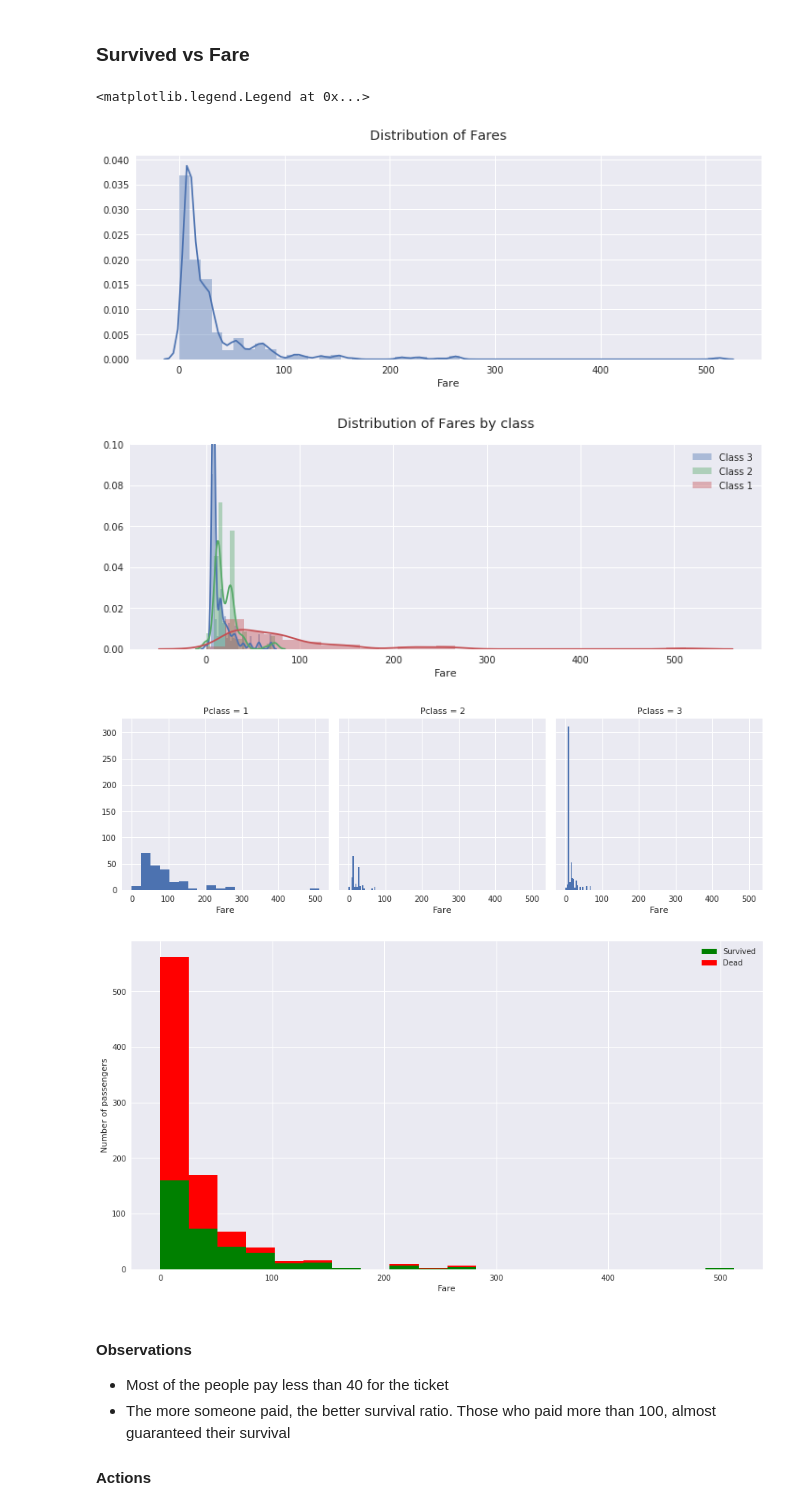
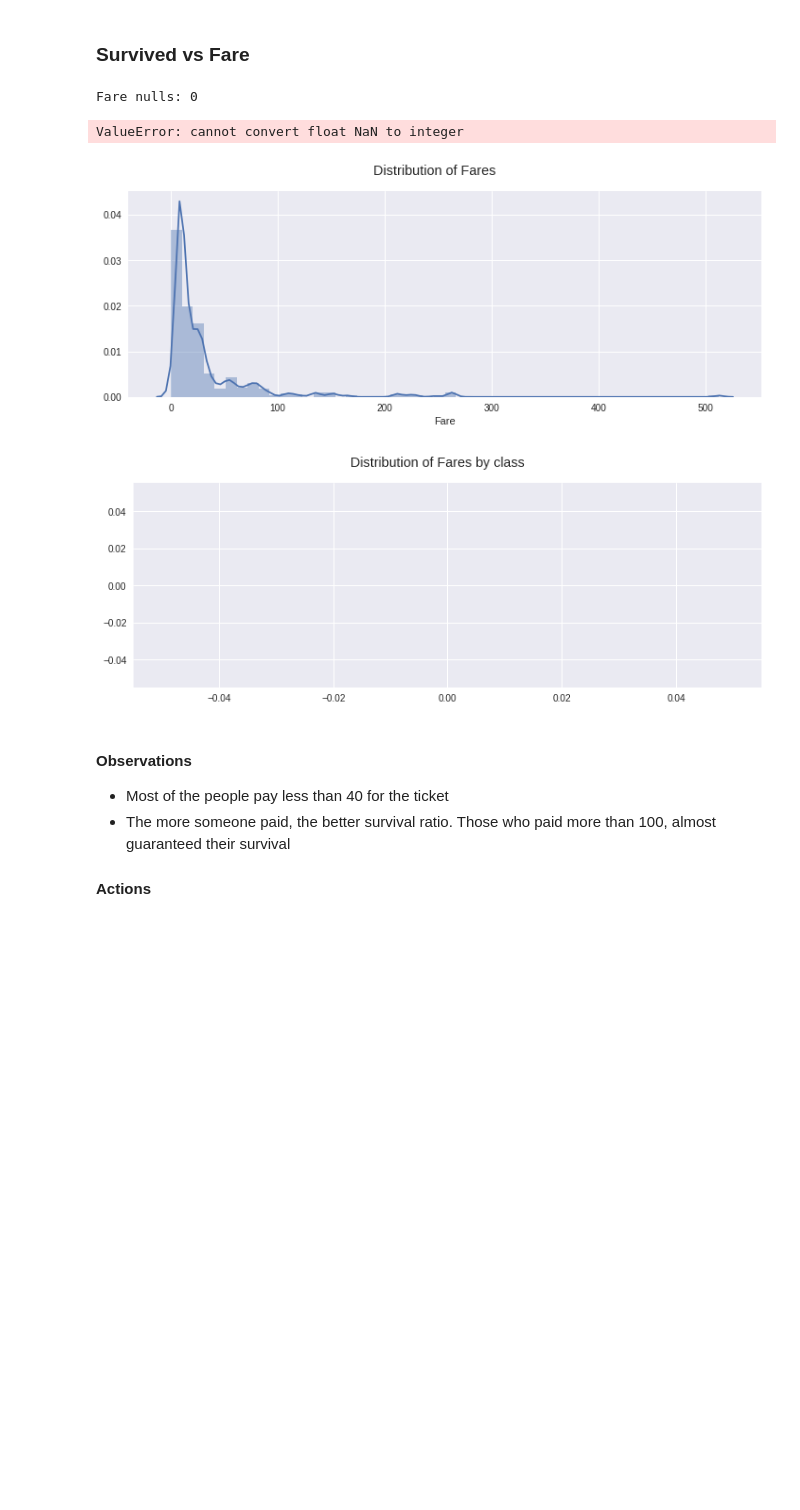
Before and after one commit to saldeal/Kaggle, a Jupyter notebook: titanic/Kaggle-Titanic.ipynb, the cells around one changed output. Drawn from its saved outputs; the diff is of its cells as text; code cells hidden in the pictures; blank space fills up the shorter version.

```diff
--- a/titanic/Kaggle-Titanic.ipynb
+++ b/titanic/Kaggle-Titanic.ipynb
@@ -24,9 +24,13 @@ from sklearn.linear_model import SGDClassifier
 from sklearn.tree import DecisionTreeClassifier
 # %%
 # Open CSV file for train data and test data
-df_train = pd.read_csv('data/train.csv')
+df = []
+df.append(pd.read_csv('data/train.csv'))
+df.append(pd.read_csv('data/test.csv'))
+
+# Create two different pointers to the train and the test data
+df_train = df[0]
 df_train.head()
-#df_train.info()
 # %% [output]
 |  | PassengerId | Survived | Pclass | Name | Sex | Age | SibSp | Parch | Ticket | Fare | ... |
 | 0 | 1 | 0 | 3 | Braund, Mr. Owen Harris | male | 22.0 | 1 | 0 | A/5 21171 | 7.2500 | ... |
@@ -48,0 +51,2 @@ df_test.head()
+# %%
+combined = df[0].append(df[1])
@@ -266,4 +278,7 @@ g.map(plt.hist, 'Age', bins=20)
 # %%
+df_combined = df[0].append(df[1])
+
+
 # TODO:
 #fig = sns.FacetGrid(df_train, hue='Pclass', size=3, aspect=3)
 #fig.map(sns.kdeplot, 'Fare', shade=True, legend=True)
@@ -272,7 +287,7 @@ g.map(plt.hist, 'Age', bins=20)
 #fig.add_legend()
 
 # Distribution of age by class
-fig = sns.FacetGrid(df_train, hue='Pclass', size=3, aspect=3)
+fig = sns.FacetGrid(df_combined, hue='Pclass', size=3, aspect=3)
 fig.map(sns.kdeplot, 'Age', shade=True)
 fig.set(xlim=(0, 80));
 fig.set(ylim=(0, 0.1));
@@ -281,25 +296,25 @@ fig.add_legend()
 # Median of Age per class
 fig, axs = plt.subplots(ncols=2)
 plt.subplots_adjust(left=0.1, bottom=0.1, right=0.9, top=0.9, wspace=0.5, hspace=0.2)
-fig_median_age_class = sns.barplot(data=df_train, x='Pclass', y='Age', estimator=np.median, ax=axs[0])
-fig_mean_age_class = sns.barplot(data=df_train, x='Pclass', y='Age', estimator=np.mean, ax=axs[1])
+fig_median_age_class = sns.barplot(data=df_combined, x='Pclass', y='Age', estimator=np.median, ax=axs[0])
+fig_mean_age_class = sns.barplot(data=df_combined, x='Pclass', y='Age', estimator=np.mean, ax=axs[1])
 
 fig_median_age_class.set_title('Median of Age per class')
 fig_mean_age_class.set_title('Mean of Age per class')
 
-print 'Median of Age for all classes: ' + str(df_train['Age'].median()) + ' years'
-print 'Median of Age for class 1: ' + str(df_train[df_train['Pclass']==1]['Age'].median()) + ' years'
-print 'Median of Age for class 2: ' + str(df_train[df_train['Pclass']==2]['Age'].median()) + ' years'
-print 'Median of Age for class 3: ' + str(df_train[df_train['Pclass']==3]['Age'].median()) + ' years'
+print 'Median of Age for all classes: ' + str(df_combined['Age'].median()) + ' years'
+print 'Median of Age for class 1: ' + str(df_combined[df_combined['Pclass']==1]['Age'].median()) + ' years'
+print 'Median of Age for class 2: ' + str(df_combined[df_combined['Pclass']==2]['Age'].median()) + ' years'
+print 'Median of Age for class 3: ' + str(df_combined[df_combined['Pclass']==3]['Age'].median()) + ' years'
 
-df_train[(df_train['Pclass']==3) & (df_train['Embarked']=='S')]
-g = sns.FacetGrid(df_train, col='Pclass', size=4, aspect=1)
+df_combined[(df_combined['Pclass']==3) & (df_combined['Embarked']=='S')]
+g = sns.FacetGrid(df_combined, col='Pclass', size=4, aspect=1)
 g.map(plt.hist, 'Age', bins = 20)
 
 #g = sns.FacetGrid(df_train, col='Embarked', size=4, aspect=1)
 #g.map(plt.hist, 'Age', bins = 20)
 
 # Age by class and embarkation point
-g = sns.FacetGrid(df_train, row='Embarked', col='Pclass', size=2, aspect=2, margin_titles=True)
+g = sns.FacetGrid(df_combined, row='Embarked', col='Pclass', size=2, aspect=2, margin_titles=True)
 g.map(plt.hist, 'Age', bins = 20)
 # %% [output]
@@ -331,41 +346,44 @@ How many kids in the titanic (<16): 83
 * Understanding of Cabin codes, and how this could have affected the survival ratio (Titanic's sink was at night)
 # %% [markdown]
 ### Survived vs Fare
+# %%
+df_combined.describe()
+print 'Fare nulls: ' + str(df_train['Fare'].isnull().sum())
+# %% [output]
+Fare nulls: 0
 # %%
 # Distribution of Fare
-sns.distplot(df_train['Fare'].dropna(), kde=True, rug=False)
+sns.distplot(df_combined['Fare'].dropna(), kde=True, rug=False)
 plt.suptitle('Distribution of Fares')
 #sns.distplot(df_train['Pclass'=='1'], kde=True, rug=False)
 
 fig, ax = plt.subplots()
 fig.suptitle('Distribution of Fares by class')
-sns.distplot(df_train[df_train['Pclass']==3]['Fare'], kde=True, rug=False, ax=ax, label="Class 3")
-sns.distplot(df_train[df_train['Pclass']==2]['Fare'], kde=True, rug=False, ax=ax, label="Class 2")
-sns.distplot(df_train[df_train['Pclass']==1]['Fare'], kde=True, rug=False, ax=ax, label="Class 1")
+sns.distplot(df_combined[df_combined['Pclass']==3]['Fare'], kde=True, rug=False, ax=ax, label="Class 3")
+sns.distplot(df_combined[df_combined['Pclass']==2]['Fare'], kde=True, rug=False, ax=ax, label="Class 2")
+sns.distplot(df_combined[df_combined['Pclass']==1]['Fare'], kde=True, rug=False, ax=ax, label="Class 1")
 plt.legend()
 
 axes = plt.gca()
 axes.set_ylim([0,0.10])
-g = sns.FacetGrid(df_train, col='Pclass', size=4, aspect=1)
+g = sns.FacetGrid(df_combined, col='Pclass', size=4, aspect=1)
 g.map(plt.hist, 'Fare', bins = 20)
 
 
 #g = sns.FacetGrid(df_train, col='Survived', size=4, aspect=1)
 #g.map(plt.hist, 'Fare', bins=20)
 
 figure = plt.figure(figsize=(15,8))
 plt.hist([df_train[df_train['Survived']==1]['Fare'],df_train[df_train['Survived']==0]['Fare']],
          stacked=True, color = ['g','r'],
          bins = 20,label = ['Survived','Dead'])
 plt.xlabel('Fare')
 plt.ylabel('Number of passengers')
 plt.legend()
 # %% [output]
-<matplotlib.legend.Legend at 0x...>
+ValueError: cannot convert float NaN to integer
-[figure, old version]
+[figure, new version]
-[figure, old version]
+[figure, new version]
-[figure, removed]
-[figure, removed]
 # %% [markdown]
 #### Observations
 * Most of the people pay less than 40 for the ticket
```
Also changed, not shown: parts of 27 cells of this notebook.
